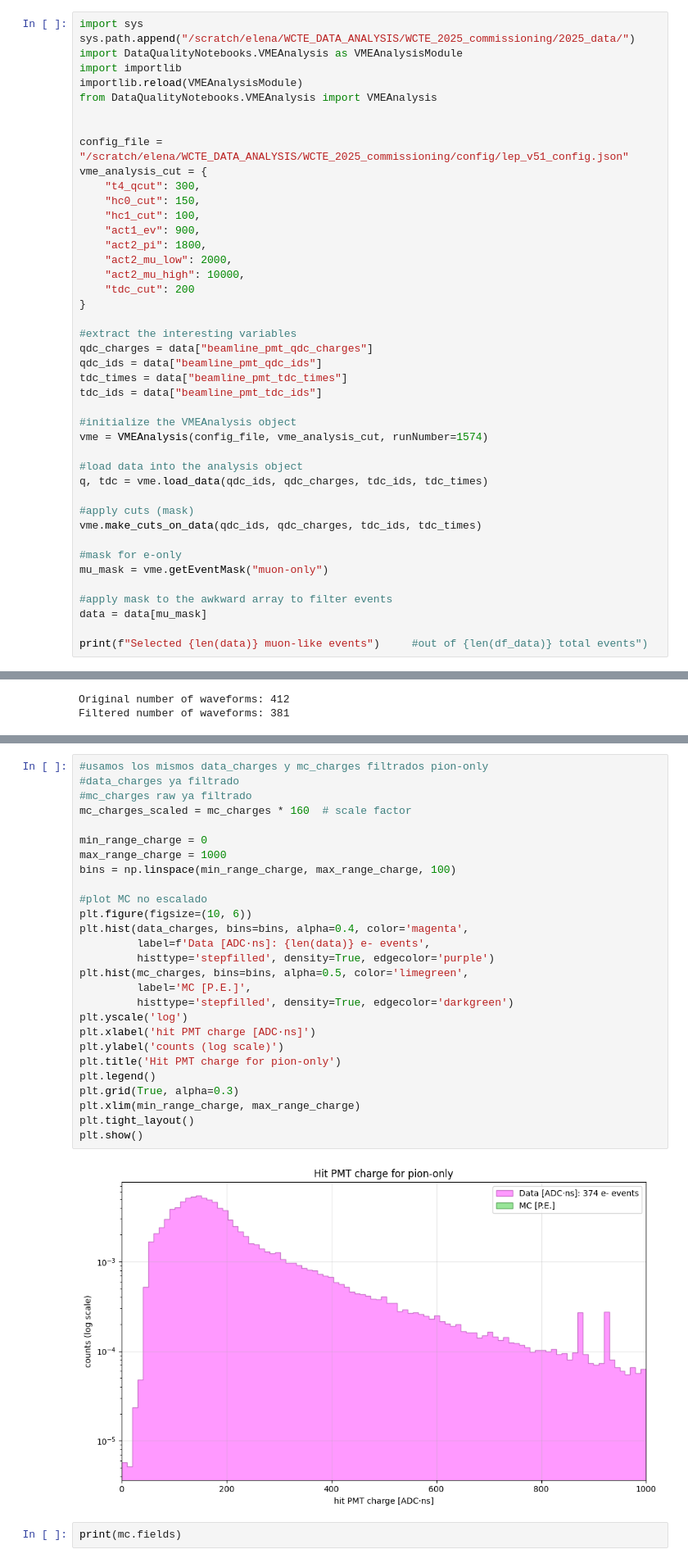
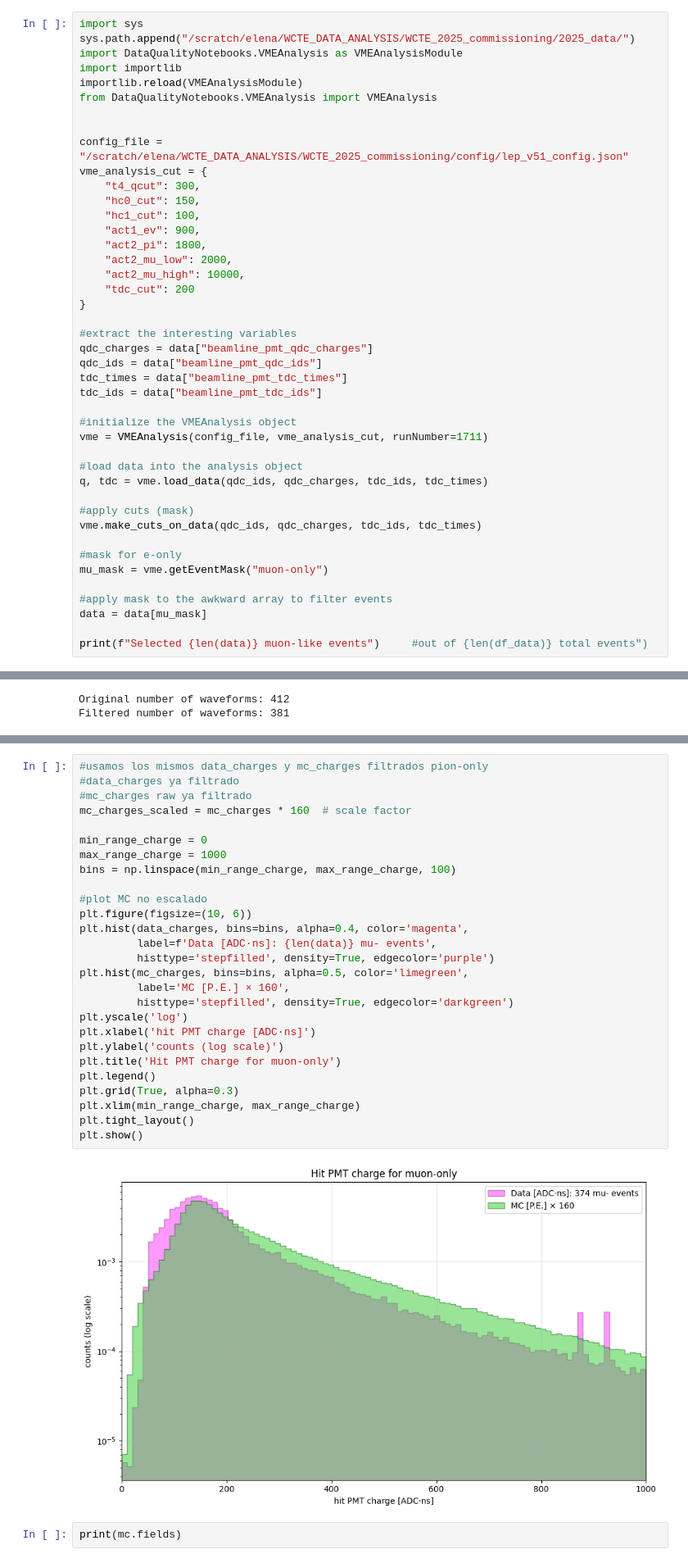
Before and after one commit to elenaramos44/WCTE_MC-Data_Validation_with_GAIN_Calibration, a Jupyter notebook: new_MCvsData.ipynb, the cells around one changed output, grey strips where cells are left out. Shown at 82% size. Saved outputs shown, nothing was run; the diff lists cells and outputs as text.

```diff
--- a/new_MCvsData.ipynb
+++ b/new_MCvsData.ipynb
@@ -94,7 +81,7 @@ tdc_times = data["beamline_pmt_tdc_times"]
 tdc_ids = data["beamline_pmt_tdc_ids"]
 
 #initialize the VMEAnalysis object
-vme = VMEAnalysis(config_file, vme_analysis_cut, runNumber=1574)
+vme = VMEAnalysis(config_file, vme_analysis_cut, runNumber=1711)
 
 #load data into the analysis object
 q, tdc = vme.load_data(qdc_ids, qdc_charges, tdc_ids, tdc_times)
@@ -310,32 +297,32 @@ plt.show()
 # %%
 #usamos los mismos data_charges y mc_charges filtrados pion-only
 #data_charges ya filtrado
 #mc_charges raw ya filtrado
 mc_charges_scaled = mc_charges * 160  # scale factor
 
 min_range_charge = 0
 max_range_charge = 1000
 bins = np.linspace(min_range_charge, max_range_charge, 100)
 
 #plot MC no escalado
 plt.figure(figsize=(10, 6))
 plt.hist(data_charges, bins=bins, alpha=0.4, color='magenta',
-         label=f'Data [ADC·ns]: {len(data)} e- events',
+         label=f'Data [ADC·ns]: {len(data)} mu- events',
          histtype='stepfilled', density=True, edgecolor='purple')
 plt.hist(mc_charges, bins=bins, alpha=0.5, color='limegreen',
-         label='MC [P.E.]',
+         label='MC [P.E.] × 160',
          histtype='stepfilled', density=True, edgecolor='darkgreen')
 plt.yscale('log')
 plt.xlabel('hit PMT charge [ADC·ns]')
 plt.ylabel('counts (log scale)')
-plt.title('Hit PMT charge for pion-only')
+plt.title('Hit PMT charge for muon-only')
 plt.legend()
 plt.grid(True, alpha=0.3)
 plt.xlim(min_range_charge, max_range_charge)
 plt.tight_layout()
 plt.show()
 # %% [output]
-[figure, old version]
+[figure, new version]
 # %%
 print(mc.fields)
 # %% [output]
```
Also changed, not shown: parts of 14 cells of this notebook, 2 other files.
